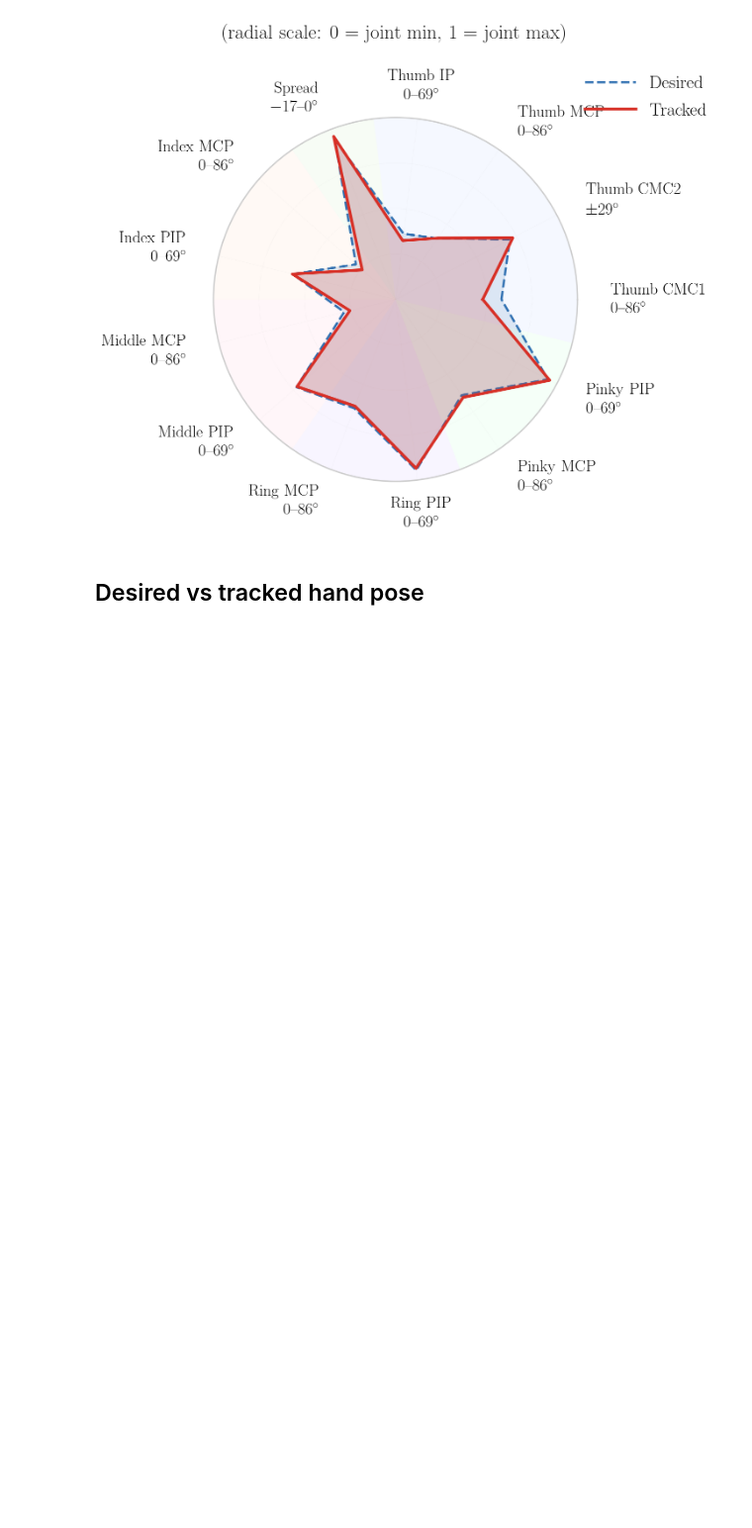
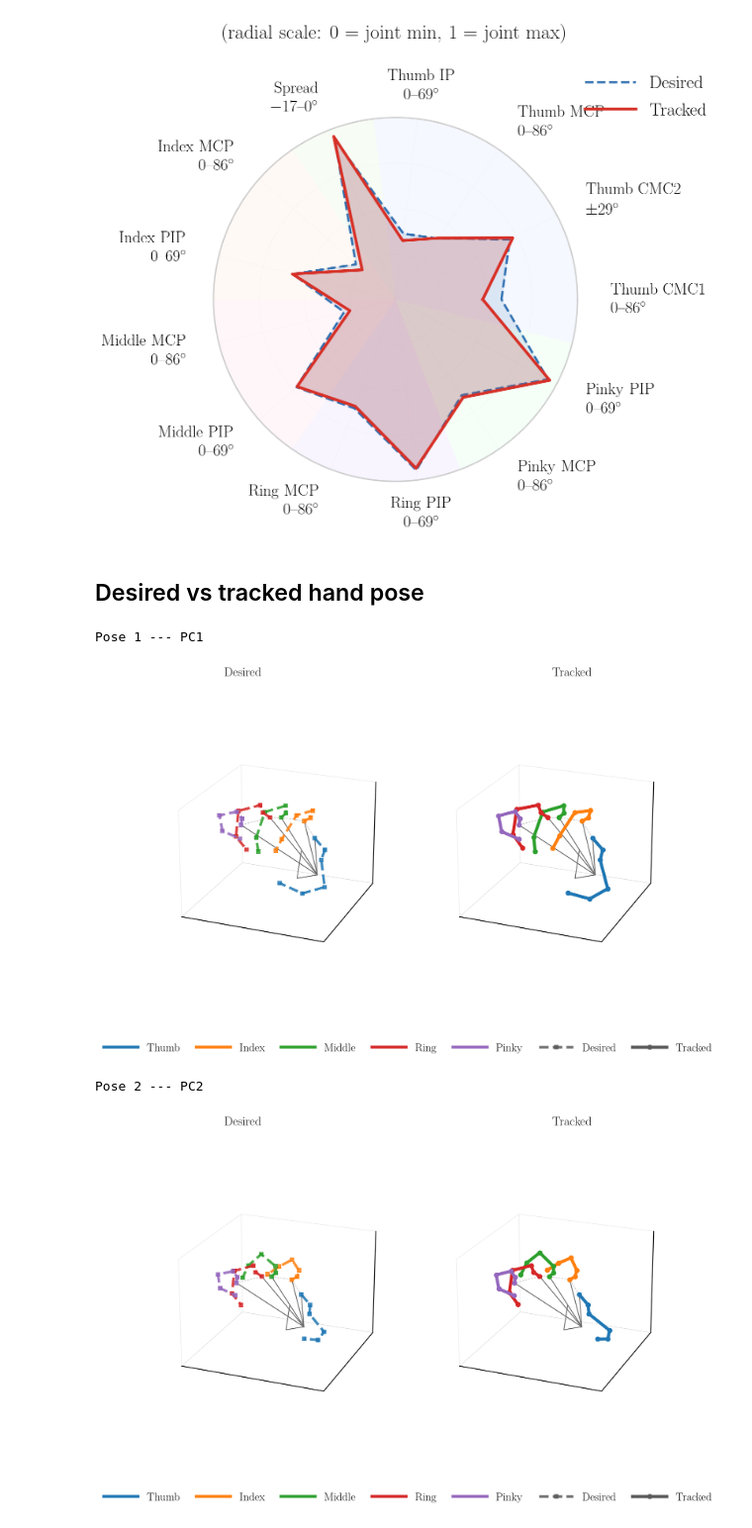
Before and after one commit to CREATE-Lab-EPFL/HumanManipulationVMC, a Jupyter notebook: PoseControl/plot_position_tracker.ipynb, the cells around one changed output. Shown at 99% size. Cells and saved outputs as stored; diff of their text form; code cells hidden in the pictures; blank space fills up the shorter version.

```diff
--- a/PoseControl/plot_position_tracker.ipynb
+++ b/PoseControl/plot_position_tracker.ipynb
@@ -198,7 +198,7 @@ _TITLE_FS_3D = plt.rcParams['axes.titlesize']
 _LEG_FS_3D   = plt.rcParams['legend.fontsize']
 
 
-def _polish_ax(ax, title, show_palm_vector=False, q_motor=None):
+def _polish_ax(ax, show_palm_vector=False, q_motor=None):
     ax.set_xticks([]); ax.set_yticks([]); ax.set_zticks([])
     ax.set_xlabel('');  ax.set_ylabel('');  ax.set_zlabel('')
     for pane in [ax.xaxis.pane, ax.yaxis.pane, ax.zaxis.pane]:
@@ -208,7 +208,6 @@ def _polish_ax(ax, title, show_palm_vector=False, q_motor=None):
         axis._axinfo['grid']['color']     = (0.88, 0.88, 0.88, 0.6)
         axis._axinfo['grid']['linewidth'] = 0.4
     ax.view_init(elev=_ELEV, azim=_AZIM)
-    ax.set_title(title, fontsize=_TITLE_FS_3D, fontweight='semibold', pad=14, color='#1a1a1a')
     if show_palm_vector and q_motor is not None:
         R_palm, p_palm = FK_motor2palm(np.array([0, 0, 0]))
         palm_normal = R_palm @ np.array([0, 0, 1])
@@ -249,35 +248,45 @@ for pose_id, label in zip(POSES, LABELS):
         np.array([ref_jd['pinky_MCP'], ref_jd['pinky_PIP']]),
     )
     q_act = joint_to_motor(
         np.array([act_jd['thumb_CMC1'], act_jd['thumb_CMC2'], act_jd['thumb_MCP'], act_jd['thumb_IP']]),
         act_jd['spread_index'],
         np.array([act_jd['index_MCP'], act_jd['index_PIP']]),
         np.array([act_jd['middle_MCP'], act_jd['middle_PIP']]),
         np.array([act_jd['ring_MCP'], act_jd['ring_PIP']]),
         np.array([act_jd['pinky_MCP'], act_jd['pinky_PIP']]),
     )
 
     print(f'Pose {pose_id} --- {label}')
 
-    fig = plt.figure(figsize=(16, 9))
+    fig = plt.figure(figsize=(16, 10))
     fig.patch.set_facecolor('white')
+    fig.subplots_adjust(top=0.88)
     ax1 = fig.add_subplot(121, projection='3d')
     ax2 = fig.add_subplot(122, projection='3d')
 
     plot_hand(q_ref, ax=ax1, style=_STYLE_DES)
     plot_hand(q_act, ax=ax2, style=_STYLE_TRK)
 
-    _polish_ax(ax1, 'Desired', show_palm_vector=False)
-    _polish_ax(ax2, 'Tracked', show_palm_vector=False)
+    _polish_ax(ax1, show_palm_vector=False)
+    _polish_ax(ax2, show_palm_vector=False)
     _sync_pair(ax1, ax2)
 
     for ax in (ax1, ax2):
         leg = ax.get_legend()
         if leg: leg.remove()
 
+    fig.text(0.25, 0.93, 'Desired', ha='center', va='center',
+             fontsize=_TITLE_FS_3D, fontweight='semibold', color='#1a1a1a')
+    fig.text(0.75, 0.93, 'Tracked', ha='center', va='center',
+             fontsize=_TITLE_FS_3D, fontweight='semibold', color='#1a1a1a')
+
     fig.legend(handles=_LEG, loc='lower center', ncol=8,
-               fontsize=_LEG_FS_3D, frameon=False, bbox_to_anchor=(0.5, -0.05),
+               fontsize=_LEG_FS_3D, frameon=False, bbox_to_anchor=(0.5, -0.02),
                handlelength=3.0, columnspacing=1.4)
-    plt.tight_layout()
     plt.savefig(os.path.join(PDF_DIR, f'pose{pose_id}_{label}_hand_viz.pdf'), bbox_inches='tight', dpi=300)
     plt.show()
+# %% [output]
+Pose 1 --- PC1
+[figure, added]
+Pose 2 --- PC2
+[figure, added]
```
Also changed, not shown: 5 other files.
